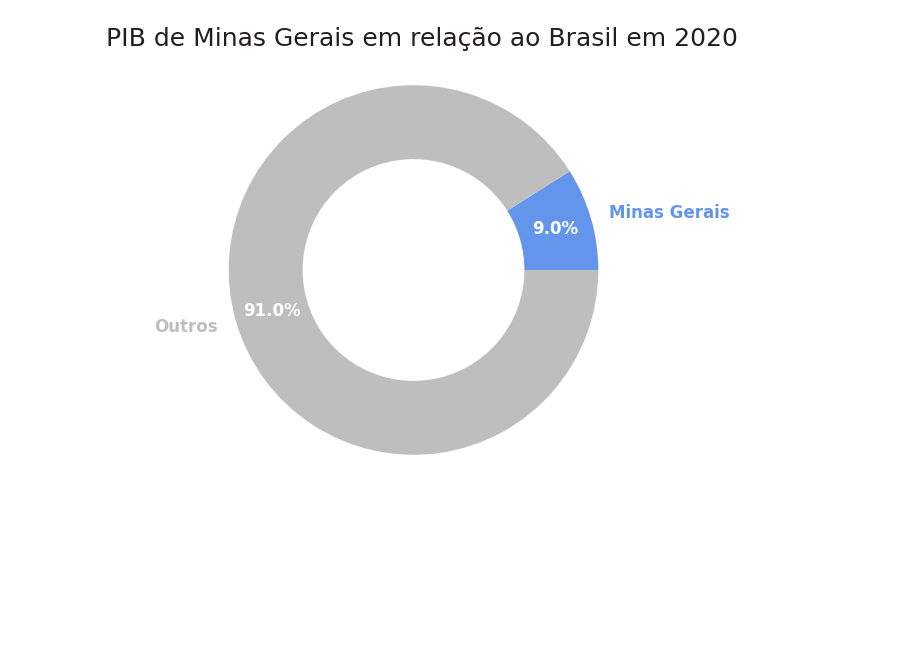
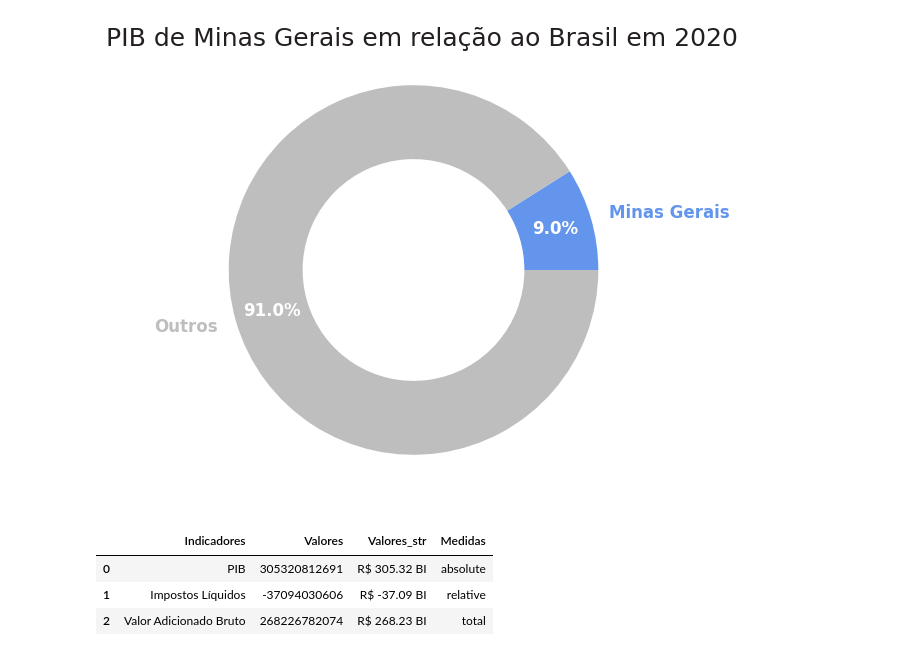
Before and after one commit to gabrieldorte/analise_data_pib_brasil, a Jupyter notebook: Projeto_PIB_Brasil.ipynb, the cells around one changed output. Saved outputs shown, nothing was run; the diff lists cells and outputs as text; code cells hidden in the pictures; blank space fills up the shorter version.

```diff
--- a/Projeto_PIB_Brasil.ipynb
+++ b/Projeto_PIB_Brasil.ipynb
@@ -123,3 +123,17 @@ for i, p in enumerate(ptc):
 plt.show()
 # %% [output]
 [figure]
+# %%
+#GRÁFICO DE DISTRIBUIÇÂO INTERNA DO PIB BAHIA
+bahia = df_pib.query("sigla_uf == 'BA' and ano == 2020")[["pib", "impostos_liquidos", "va"]]
+bahia.rename(columns = {"pib":"PIB", "impostos_liquidos": "Impostos Líquidos", "va":"Valor Adicionado Bruto"}, inplace=True)
+bahia = bahia.melt(var_name = "Indicadores", value_name = "Valores")
+bahia.loc[bahia["Indicadores"] == "Impostos Líquidos", "Valores"] = bahia["Valores"]* -1
+bahia["Valores_str"] = (bahia["Valores"]/1e9).map("R$ {:,.2f} BI".format)
+bahia["Medidas"] = ["absolute", "relative", "total"]
+bahia
+# %% [output]
+|  | Indicadores | Valores | Valores_str | Medidas |
+| 0 | PIB | 305320812691 | R$ 305.32 BI | absolute |
+| 1 | Impostos Líquidos | -37094030606 | R$ -37.09 BI | relative |
+| 2 | Valor Adicionado Bruto | 268226782074 | R$ 268.23 BI | total |
```
Also changed, not shown: parts of 1 cell of this notebook.
